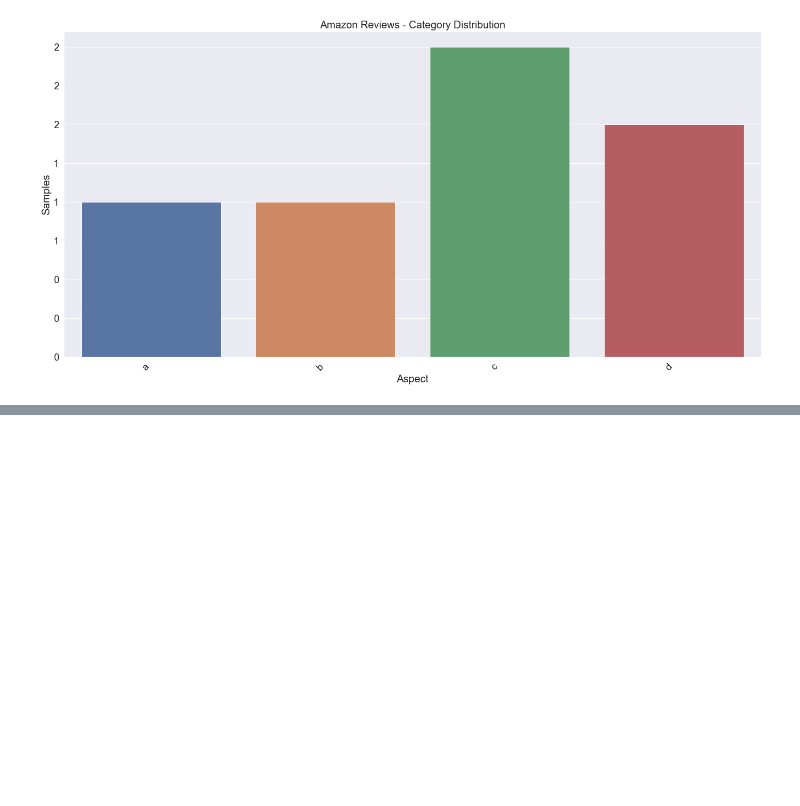
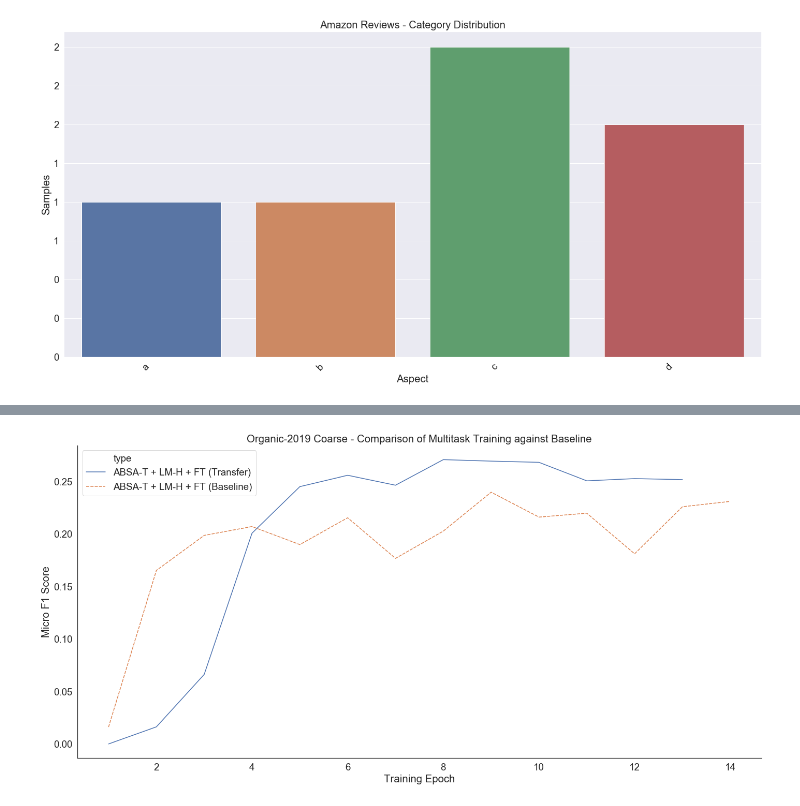
Before and after one commit to felixSchober/ABSA-Transformer, a Jupyter notebook: 00_Graphs.ipynb, the cells around one changed output, grey strips where cells are left out. Drawn from its saved outputs; the diff is of its cells as text; code cells hidden in the pictures; blank space fills up the shorter version.

Commit message:
add more graphs

```diff
--- a/00_Graphs.ipynb
+++ b/00_Graphs.ipynb
@@ -256,0 +259,7 @@ ax.yaxis.set_major_formatter(mpl.ticker.StrMethodFormatter('{x:,.0f}'))
+# %%
+path = os.path.join("C:\\Users\\felix\\OneDrive\\Studium\\Studium\\6. Semester\\MA\\Project\\Results\\TransferLearning\\TransferAmazonOrganic\\df.csv")
+df_transfer = pd.read_csv(path)
+df_transfer['type'] = df_transfer.apply(lambda r: 'ABSA-T + LM-H + FT (Transfer)',axis=1)
+df_transfer['epoch'] = df_transfer.apply(lambda r: r['epoch'] + 1,axis=1)
+
+df_transfer
@@ -256,0 +285,7 @@ ax.yaxis.set_major_formatter(mpl.ticker.StrMethodFormatter('{x:,.0f}'))
+# %%
+path = os.path.join("C:\\Users\\felix\\OneDrive\\Studium\\Studium\\6. Semester\\MA\\Project\\Results\\TransferLearning\\Organic_Transfer_Baseline\\20190501\\df.csv")
+df_baseline = pd.read_csv(path)
+df_baseline['type'] = df_baseline.apply(lambda r: 'ABSA-T + LM-H + FT (Baseline)',axis=1)
+df_baseline['epoch'] = df_baseline.apply(lambda r: r['epoch'] + 1,axis=1)
+
+df_baseline
@@ -256,0 +311,3 @@ ax.yaxis.set_major_formatter(mpl.ticker.StrMethodFormatter('{x:,.0f}'))
+# %%
+df_combined = df_transfer.append(df_baseline)
+df_combined
@@ -256,0 +354,3 @@ ax.yaxis.set_major_formatter(mpl.ticker.StrMethodFormatter('{x:,.0f}'))
+# %%
+f1_series = (df_combined['metric type']=='micro f1')&(df_combined['is general'] == 1.0)
+df_combined[f1_series]
@@ -256,0 +375,20 @@ ax.yaxis.set_major_formatter(mpl.ticker.StrMethodFormatter('{x:,.0f}'))
+# %%
+
+sns.set_color_codes()
+sns.set_context("paper")
+sns.set(rc={"font.size":18,"axes.labelsize":22})
+sns.set(font_scale=1.7)
+sns.set_style("white")
+
+plt.figure(figsize=(20,10))
+
+sns.lineplot(x="epoch", y="value", hue="type", style="type", data=df_combined[f1_series])
+sns.despine()
+
+plt.title('Organic-2019 Coarse - Comparison of Multitask Training against Baseline')
+plt.ylabel('Micro F1 Score')
+plt.xlabel('Training Epoch')
+plt.tight_layout()
+plt.savefig(os.path.join(os.getcwd(), 'Thesis', 'figures', '06_results', '06_org_coarse_transfer.pdf'))
+# %% [output]
+[figure, added]
```
Also changed, not shown: parts of 6 cells of this notebook.
